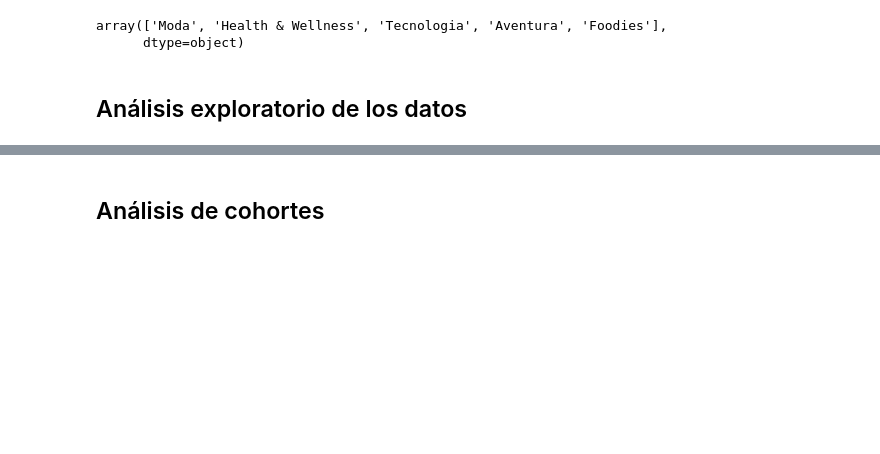
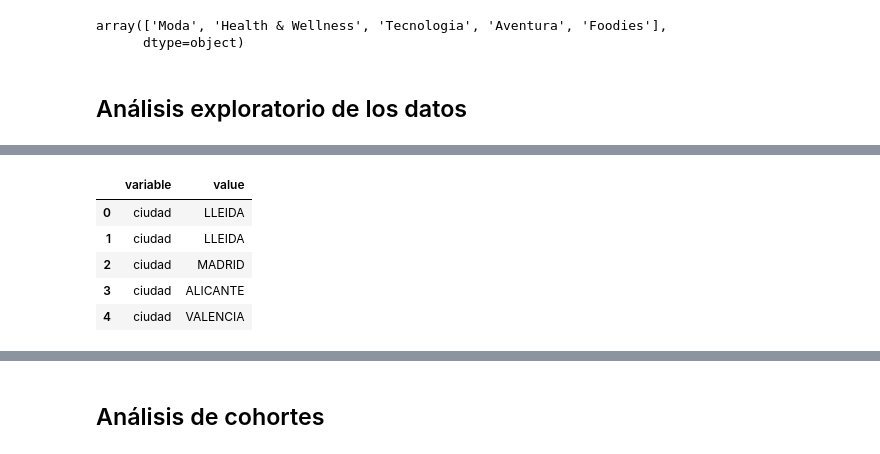
Before and after one commit to MiguelAMeloM/Miguel_DataAnalytics, a Jupyter notebook: campañas_marketing/analisis_cohortes.ipynb, the cells around one changed output, grey strips where cells are left out. Cells and saved outputs as stored; diff of their text form; code cells hidden in the pictures; blank space fills up the shorter version.

```diff
--- a/campañas_marketing/analisis_cohortes.ipynb
+++ b/campañas_marketing/analisis_cohortes.ipynb
@@ -127,0 +142,10 @@ AttributeError: 'FacetGrid' object has no attribute 'map_grid'
+# %%
+cat_vars = df.select_dtypes('category').melt()
+cat_vars.head()
+# %% [output]
+|  | variable | value |
+| 0 | ciudad | LLEIDA |
+| 1 | ciudad | LLEIDA |
+| 2 | ciudad | MADRID |
+| 3 | ciudad | ALICANTE |
+| 4 | ciudad | VALENCIA |
```
Also changed, not shown: parts of 9 cells of this notebook.
